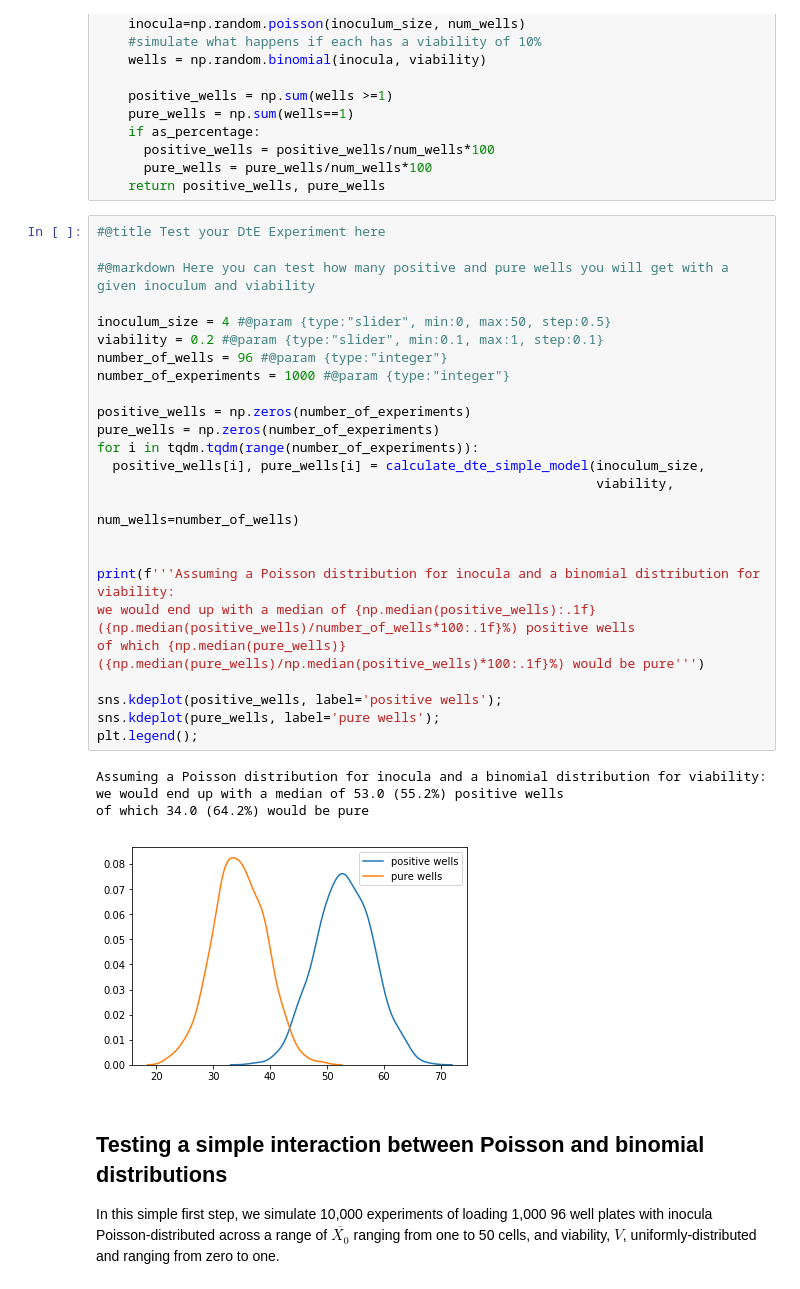
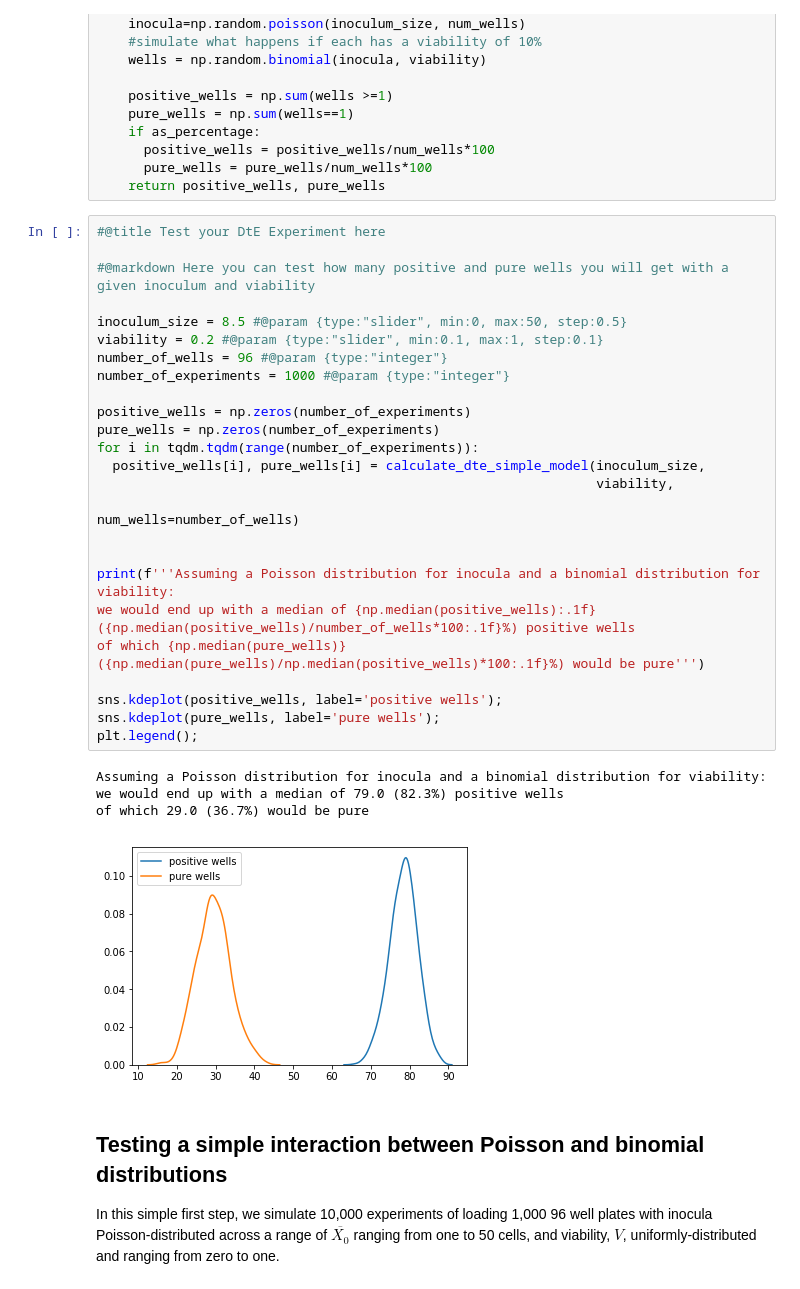
Before and after one commit to btemperton/dilution_to_extinction, a Jupyter notebook: notebooks/ipython/DTE.ipynb, the cells around one changed output. Cells and saved outputs as stored; diff of their text form.

```diff
--- a/notebooks/ipython/DTE.ipynb
+++ b/notebooks/ipython/DTE.ipynb
@@ -21,33 +31,33 @@ def calculate_dte_simple_model(inoculum_size, viability, num_wells=96, as_percen
 # %%
 #@title Test your DtE Experiment here
 
 #@markdown Here you can test how many positive and pure wells you will get with a given inoculum and viability
 
-inoculum_size = 4 #@param {type:"slider", min:0, max:50, step:0.5}
+inoculum_size = 8.5 #@param {type:"slider", min:0, max:50, step:0.5}
 viability = 0.2 #@param {type:"slider", min:0.1, max:1, step:0.1}
 number_of_wells = 96 #@param {type:"integer"}
 number_of_experiments = 1000 #@param {type:"integer"}
 
 positive_wells = np.zeros(number_of_experiments)
 pure_wells = np.zeros(number_of_experiments)
 for i in tqdm.tqdm(range(number_of_experiments)):
   positive_wells[i], pure_wells[i] = calculate_dte_simple_model(inoculum_size,
                                                                 viability,
                                                                 num_wells=number_of_wells)
 
 
 print(f'''Assuming a Poisson distribution for inocula and a binomial distribution for viability:
 we would end up with a median of {np.median(positive_wells):.1f} ({np.median(positive_wells)/number_of_wells*100:.1f}%) positive wells
 of which {np.median(pure_wells)} ({np.median(pure_wells)/np.median(positive_wells)*100:.1f}%) would be pure''')
 
 sns.kdeplot(positive_wells, label='positive wells');
 sns.kdeplot(pure_wells, label='pure wells');
 plt.legend();
 # %% [output]
 Assuming a Poisson distribution for inocula and a binomial distribution for viability:
-we would end up with a median of 53.0 (55.2%) positive wells
-of which 34.0 (64.2%) would be pure
+we would end up with a median of 79.0 (82.3%) positive wells
+of which 29.0 (36.7%) would be pure
-[figure, old version]
+[figure, new version]
 # %% [markdown]
 ## Testing a simple interaction between Poisson and binomial distributions
 In this simple first step, we simulate 10,000 experiments of loading 1,000 96 well plates with inocula Poisson-distributed across a range of $\overline{X_{0}}$ ranging from one to 50 cells, and viability, $V$, uniformly-distributed and ranging from zero to one.
```
Also changed, not shown: parts of 1 cell of this notebook.
